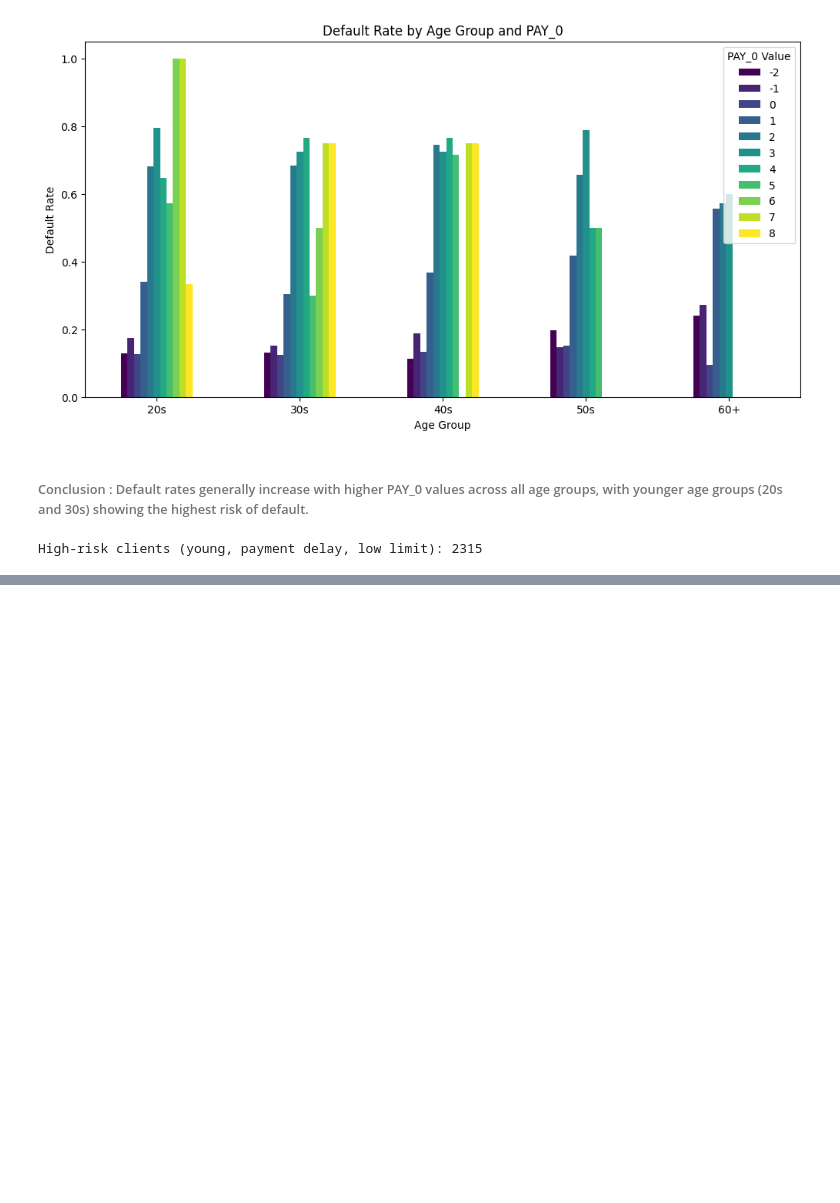
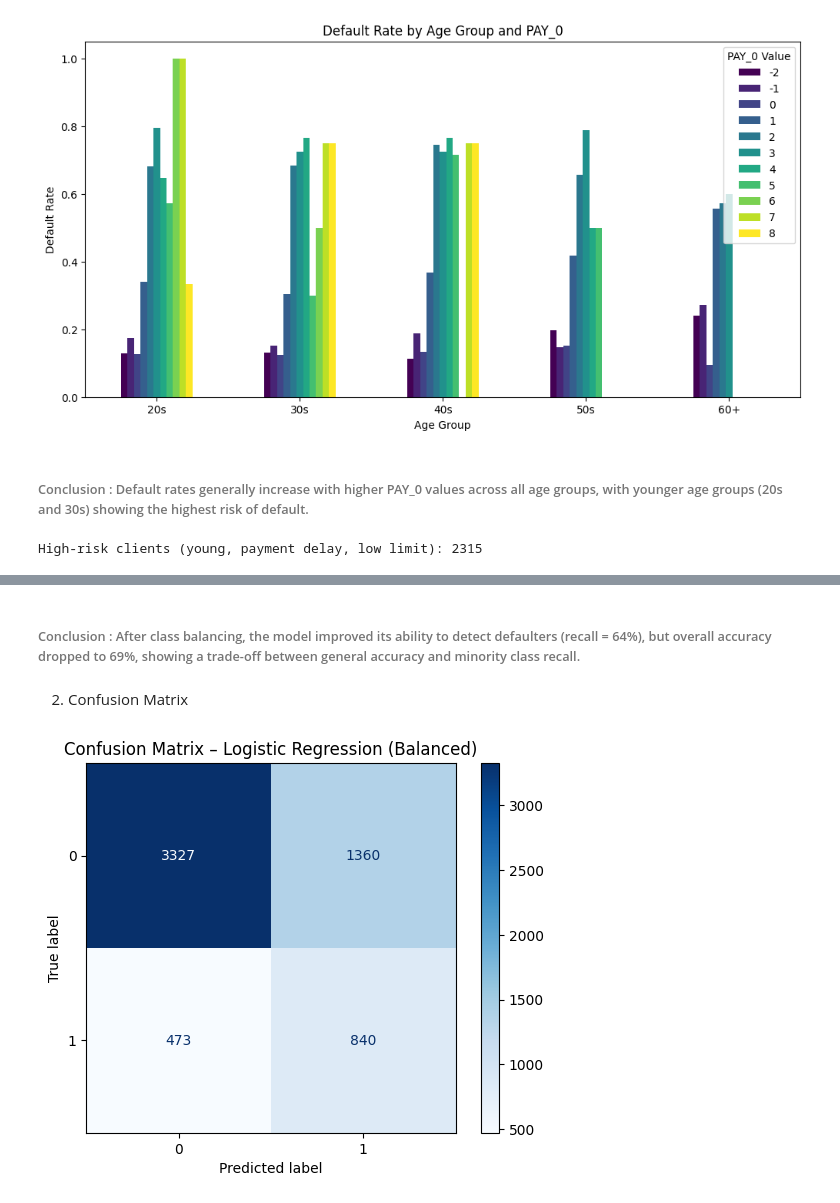
Before and after one commit to sonakshiprojects/CreditEDAproject, a Jupyter notebook: eda.ipynb, the cells around one changed output, grey strips where cells are left out. Saved outputs shown, nothing was run; the diff lists cells and outputs as text; code cells hidden in the pictures; blank space fills up the shorter version.

Commit message:
Predictive Modelling

```diff
--- a/eda.ipynb
+++ b/eda.ipynb
@@ -354,0 +390,9 @@ High-risk clients (young, payment delay, low limit): 2315
+# %%
+from sklearn.linear_model import LogisticRegression
+from sklearn.metrics import classification_report
+
+log_balanced = LogisticRegression(class_weight='balanced', random_state=42)
+log_balanced.fit(X_train_scaled, y_train)
+
+y_pred = log_balanced.predict(X_test_scaled)
+print(classification_report(y_test, y_pred))
@@ -354,0 +408,13 @@ High-risk clients (young, payment delay, low limit): 2315
+# %% [markdown]
+###### Conclusion : After class balancing, the model improved its ability to detect defaulters (recall = 64%), but overall accuracy dropped to 69%, showing a trade-off between general accuracy and minority class recall.
+# %% [markdown]
+ 2. Confusion Matrix
+# %%
+from sklearn.metrics import ConfusionMatrixDisplay
+import matplotlib.pyplot as plt
+
+ConfusionMatrixDisplay.from_estimator(log_balanced, X_test_scaled, y_test, cmap='Blues')
+plt.title("Confusion Matrix – Logistic Regression (Balanced)")
+plt.show()
+# %% [output]
+[figure, added]
```
Also changed, not shown: parts of 10 cells of this notebook.
